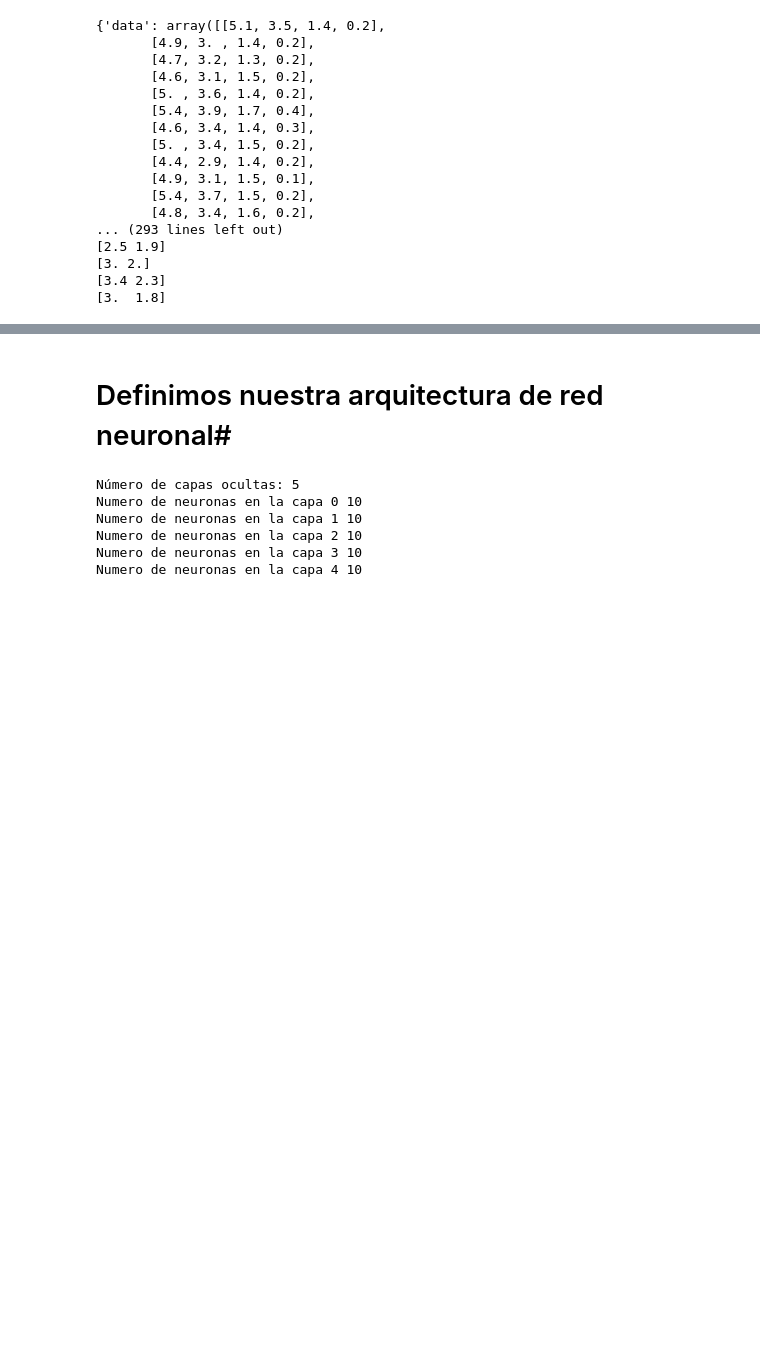
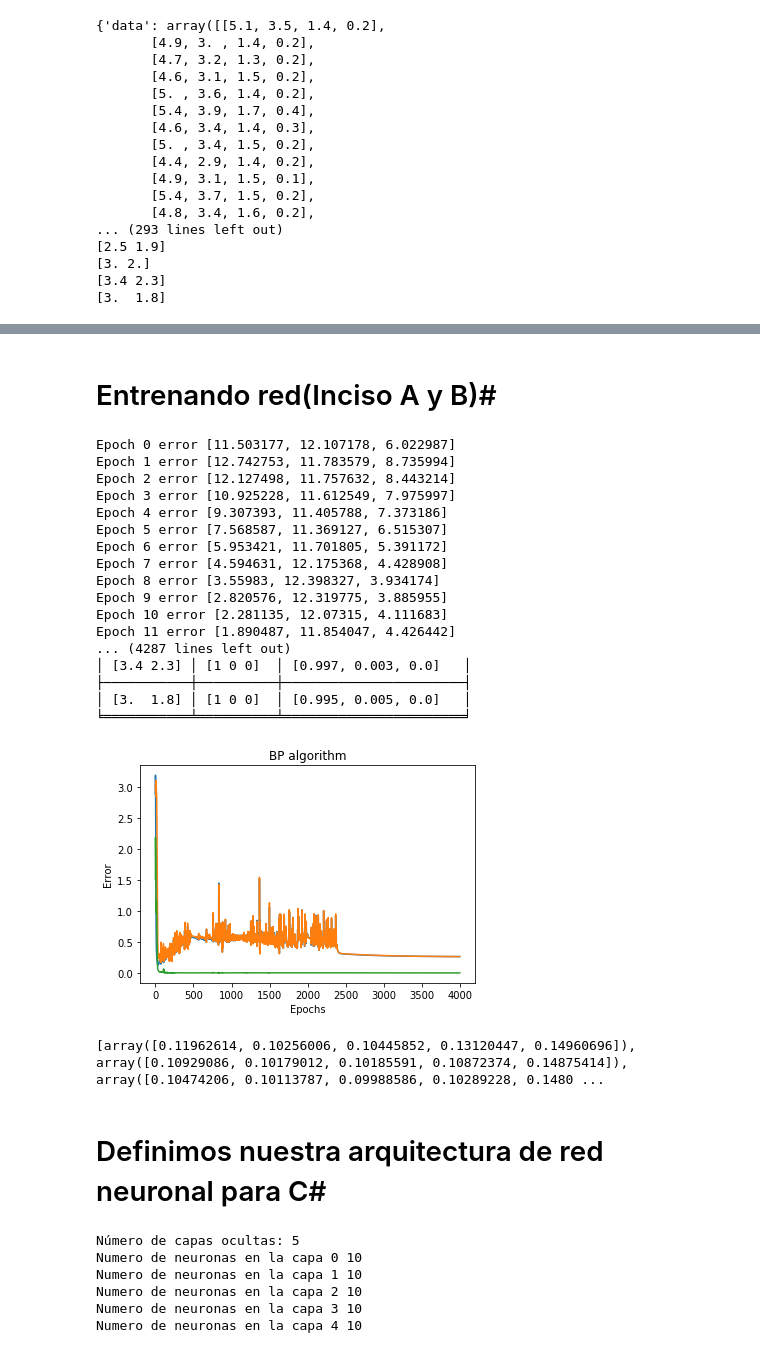
Before and after one commit to jSebastianAR/Neural-Networks, a Jupyter notebook: Practica_2/Tarea_MLP.ipynb, the cells around one changed output, grey strips where cells are left out. Cells and saved outputs as stored; diff of their text form; code cells hidden in the pictures; blank space fills up the shorter version.

Commit message:
Agregadas las gráficas de entrenamiento y tablas de testing para Iris Dataset y pdf del reporte agregado.

```diff
--- a/Practica_2/Tarea_MLP.ipynb
+++ b/Practica_2/Tarea_MLP.ipynb
@@ -513,0 +517,3 @@ for x in x_train:
+# %%
+network_iris_AB = Neural_network_model(x_train,y_train)
+aux_network_iris = network_iris_AB #to save the original initial value of the network
@@ -514,5 +546,39 @@ for x in x_train:
+# %% [markdown]
+# Entrenando red(Inciso A y B)#
+# %%
+err_vector = []
+alpha = 0.2
+train_NeuralNetwork(4000,network_iris_AB,x_train,y_train)
+#testing patterns
+testing_patterns(network_iris_AB,x_train,y_train)
+
+# Graph error
+graph_error(err_vector)
+# %% [output]
+Epoch 0 error [11.503177, 12.107178, 6.022987]
+Epoch 1 error [12.742753, 11.783579, 8.735994]
+Epoch 2 error [12.127498, 11.757632, 8.443214]
+Epoch 3 error [10.925228, 11.612549, 7.975997]
+Epoch 4 error [9.307393, 11.405788, 7.373186]
+Epoch 5 error [7.568587, 11.369127, 6.515307]
+Epoch 6 error [5.953421, 11.701805, 5.391172]
+Epoch 7 error [4.594631, 12.175368, 4.428908]
+Epoch 8 error [3.55983, 12.398327, 3.934174]
+Epoch 9 error [2.820576, 12.319775, 3.885955]
+Epoch 10 error [2.281135, 12.07315, 4.111683]
+Epoch 11 error [1.890487, 11.854047, 4.426442]
+... (4287 lines left out)
+│ [3.4 2.3] │ [1 0 0]  │ [0.997, 0.003, 0.0]   │
+├───────────┼──────────┼───────────────────────┤
+│ [3.  1.8] │ [1 0 0]  │ [0.995, 0.005, 0.0]   │
+╘═══════════╧══════════╧═══════════════════════╛
+[figure, added]
+# %%
+print(err_vector)
+# %% [output]
+[array([0.11962614, 0.10256006, 0.10445852, 0.13120447, 0.14960696]), array([0.10929086, 0.10179012, 0.10185591, 0.10872374, 0.14875414]), array([0.10474206, 0.10113787, 0.09988586, 0.10289228, 0.1480 ...
 # %% [markdown]
-# Definimos nuestra arquitectura de red neuronal#
+# Definimos nuestra arquitectura de red neuronal para C#
 # %%
 network_iris = Neural_network_model(x_train,y_train)
 aux_network_iris = network_iris #to save the original initial value of the network
```
Also changed, not shown: parts of 11 cells of this notebook, 3 other files.
